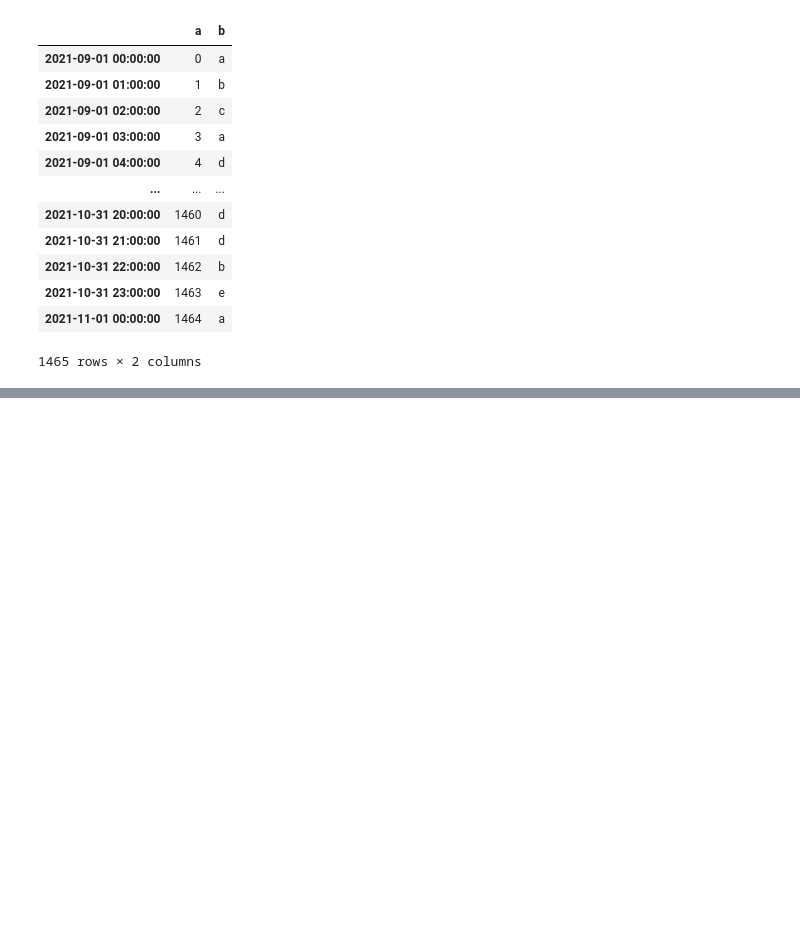
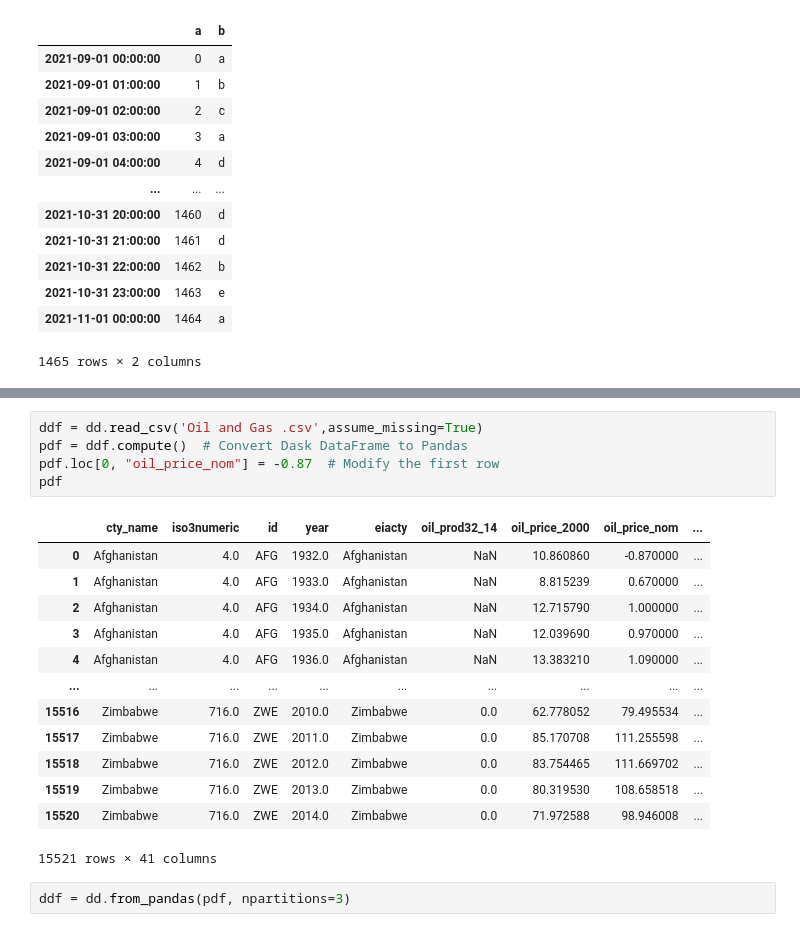
Before and after one commit to menna-osman/Python-Basics-Practice, a Jupyter notebook: Dictinaries, Dataframes and Numpy/Dask/Dask.ipynb, the cells around one changed output, grey strips where cells are left out. Cells and saved outputs as stored; diff of their text form; blank space fills up the shorter version.

```diff
--- a/Dictinaries, Dataframes and Numpy/Dask/Dask.ipynb
+++ b/Dictinaries, Dataframes and Numpy/Dask/Dask.ipynb
@@ -152,0 +273,21 @@ Note: you may need to restart the kernel to use updated packages.
+# %%
+ddf = dd.read_csv('Oil and Gas .csv',assume_missing=True)
+pdf = ddf.compute()  # Convert Dask DataFrame to Pandas
+pdf.loc[0, "oil_price_nom"] = -0.87  # Modify the first row
+pdf
+# %% [output]
+|  | cty_name | iso3numeric | id | year | eiacty | oil_prod32_14 | oil_price_2000 | oil_price_nom | ... |
+| 0 | Afghanistan | 4.0 | AFG | 1932.0 | Afghanistan | NaN | 10.860860 | -0.870000 | ... |
+| 1 | Afghanistan | 4.0 | AFG | 1933.0 | Afghanistan | NaN | 8.815239 | 0.670000 | ... |
+| 2 | Afghanistan | 4.0 | AFG | 1934.0 | Afghanistan | NaN | 12.715790 | 1.000000 | ... |
+| 3 | Afghanistan | 4.0 | AFG | 1935.0 | Afghanistan | NaN | 12.039690 | 0.970000 | ... |
+| 4 | Afghanistan | 4.0 | AFG | 1936.0 | Afghanistan | NaN | 13.383210 | 1.090000 | ... |
+| ... | ... | ... | ... | ... | ... | ... | ... | ... | ... |
+| 15516 | Zimbabwe | 716.0 | ZWE | 2010.0 | Zimbabwe | 0.0 | 62.778052 | 79.495534 | ... |
+| 15517 | Zimbabwe | 716.0 | ZWE | 2011.0 | Zimbabwe | 0.0 | 85.170708 | 111.255598 | ... |
+| 15518 | Zimbabwe | 716.0 | ZWE | 2012.0 | Zimbabwe | 0.0 | 83.754465 | 111.669702 | ... |
+| 15519 | Zimbabwe | 716.0 | ZWE | 2013.0 | Zimbabwe | 0.0 | 80.319530 | 108.658518 | ... |
+| 15520 | Zimbabwe | 716.0 | ZWE | 2014.0 | Zimbabwe | 0.0 | 71.972588 | 98.946008 | ... |
+15521 rows × 41 columns
+# %%
+ddf = dd.from_pandas(pdf, npartitions=3)
```
Also changed, not shown: parts of 53 cells of this notebook, 4 other files.
